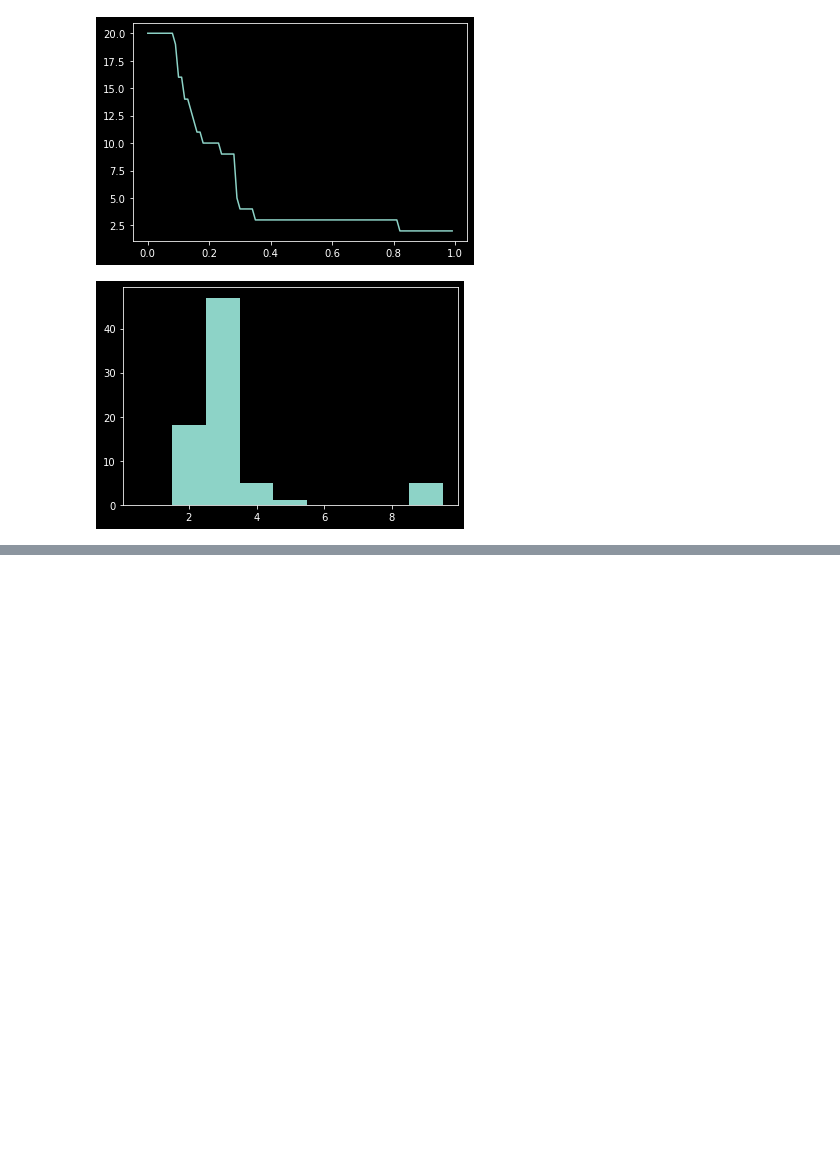
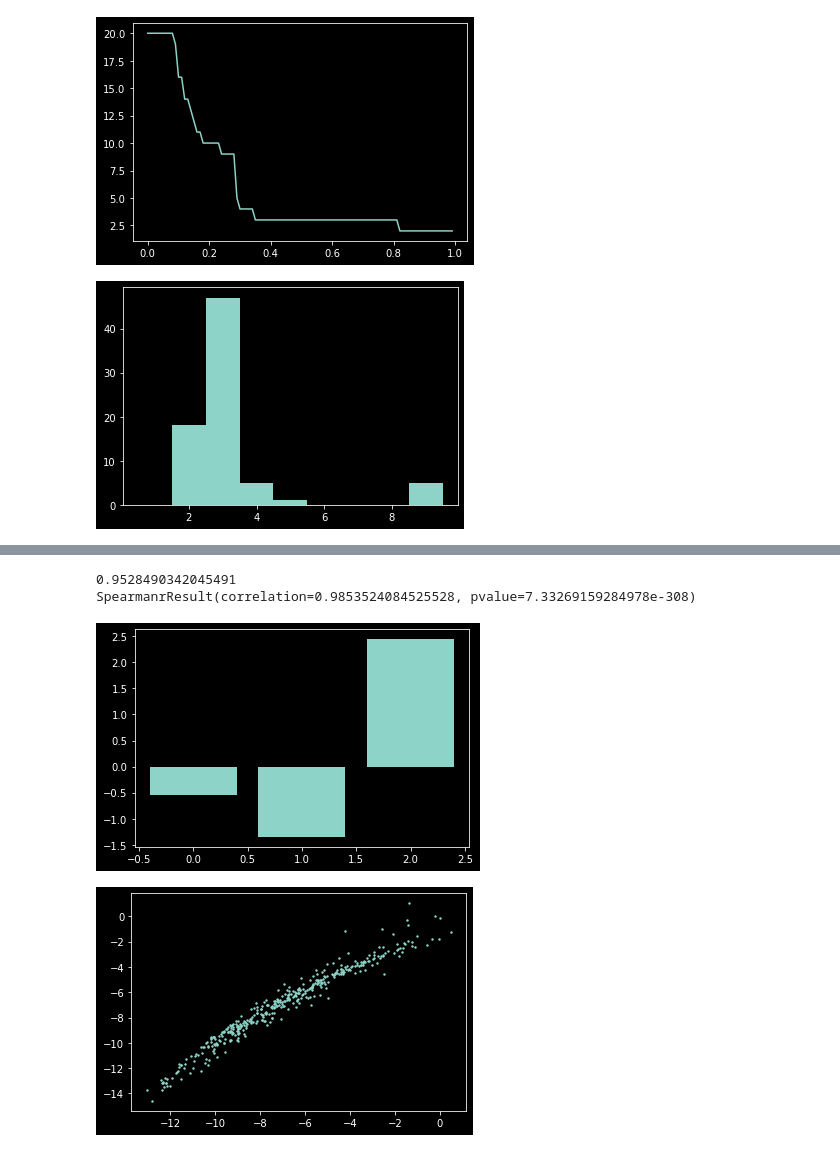
Before and after one commit to peterparity/conservation-laws-manifold-learning, a Jupyter notebook: kdv.ipynb, the cells around one changed output, grey strips where cells are left out. Drawn from its saved outputs; the diff is of its cells as text; code cells hidden in the pictures; blank space fills up the shorter version.

```diff
--- a/kdv.ipynb
+++ b/kdv.ipynb
@@ -167,3 +191,22 @@ plt.scatter(reg.predict(X), y, s=2);
+# %%
+from sklearn.linear_model import LinearRegression
+X = embedding[:, embed_list]
+y = c3
+reg = LinearRegression().fit(X, y)
+print(reg.score(X, y))
+
+from scipy.stats import spearmanr
+print(spearmanr(reg.predict(X), y))
+
+plt.figure()
+plt.bar(range(reg.coef_.shape[0]), reg.coef_)
+plt.figure()
+plt.scatter(reg.predict(X), y, s=2);
+# %% [output]
+0.9528490342045491
+SpearmanrResult(correlation=0.9853524084525528, pvalue=7.33269159284978e-308)
+[figure, added]
+[figure, added]
 # %%
 print(out_name)
 with plt.style.context("default"):
```
Also changed, not shown: parts of 4 cells of this notebook, 5 other files.
